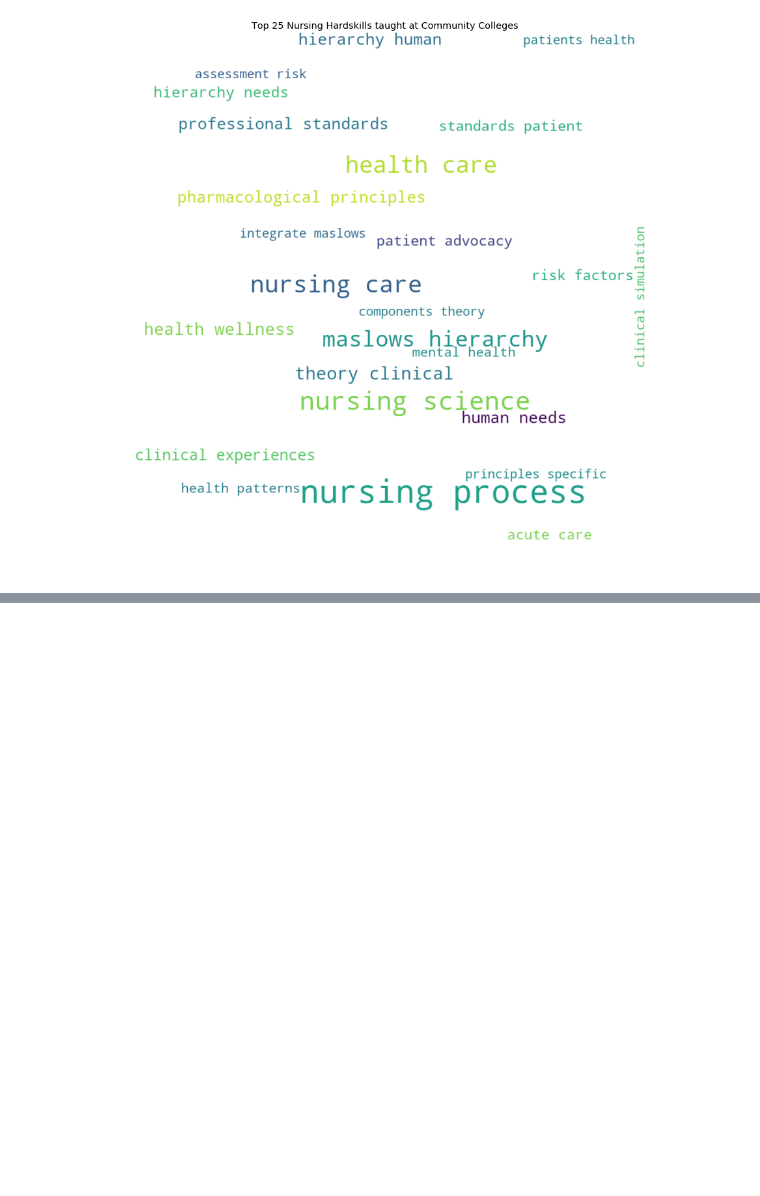
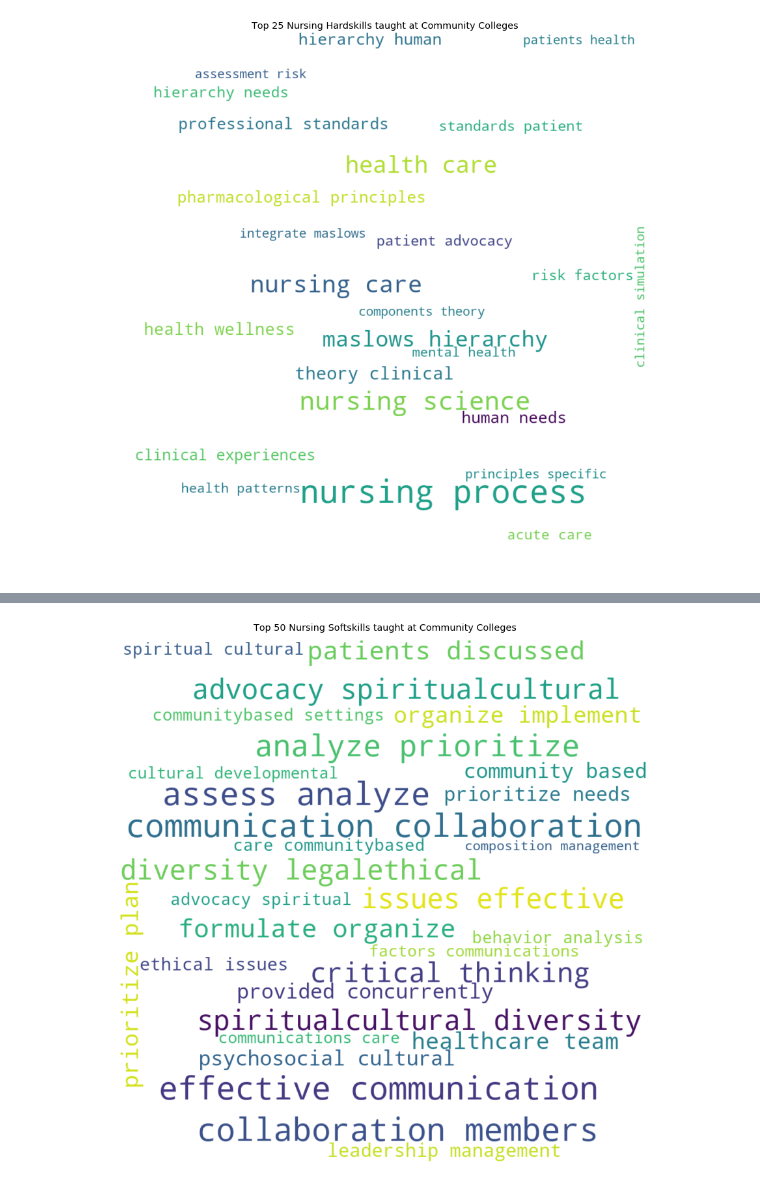
Before and after one commit to CityOfLosAngeles/Data-Angels, a Jupyter notebook: Fall 2018 Projects/Supply_and_Demand_of_Jobs/Code/Nursing_course_wordcloud.ipynb, the cells around one changed output, grey strips where cells are left out. Cells and saved outputs as stored; diff of their text form; code cells hidden in the pictures; blank space fills up the shorter version.

```diff
--- a/Fall 2018 Projects/Supply_and_Demand_of_Jobs/Code/Nursing_course_wordcloud.ipynb
+++ b/Fall 2018 Projects/Supply_and_Demand_of_Jobs/Code/Nursing_course_wordcloud.ipynb
@@ -148,0 +177,2 @@ plt.savefig('Nursing_hardskills_top_25_supply_side.png', bbox_inches='tight')
+# %%
+df_softskills_50 = df_softskills.head(50)
@@ -148,0 +181,16 @@ plt.savefig('Nursing_hardskills_top_25_supply_side.png', bbox_inches='tight')
+# %%
+word_dict_hs_50=pd.Series(df_softskills_50.Frequency.values,index=df_softskills_50.Bigram).to_dict()
+# %%
+wordCloud_hs_50 = WordCloud(max_font_size=60,
+                      background_color='white',
+                      width = 1000,
+                      height = 1000)
+
+wordCloud_hs_50.generate_from_frequencies(word_dict_hs_50)
+plt.figure( figsize=(30,15) )
+plt.imshow(wordCloud_hs_50, interpolation = 'bilinear')
+plt.axis('off')
+plt.title('Top 50 Nursing Softskills taught at Community Colleges')
+plt.savefig('Nursing_softskills_top_50_supply_side.png', bbox_inches='tight')
+# %% [output]
+[figure, added]
```
Also changed, not shown: parts of 7 cells of this notebook, 3 other files.
